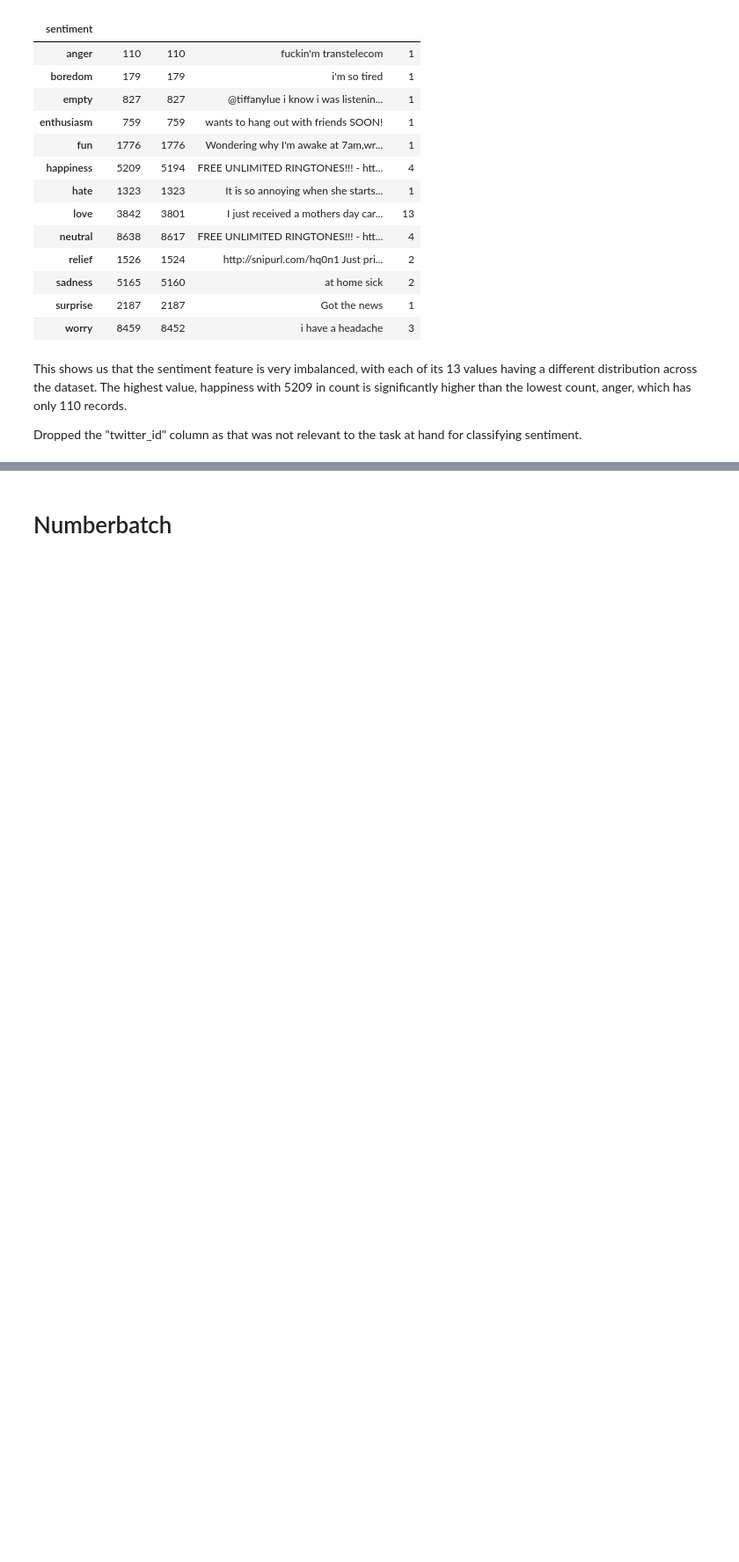
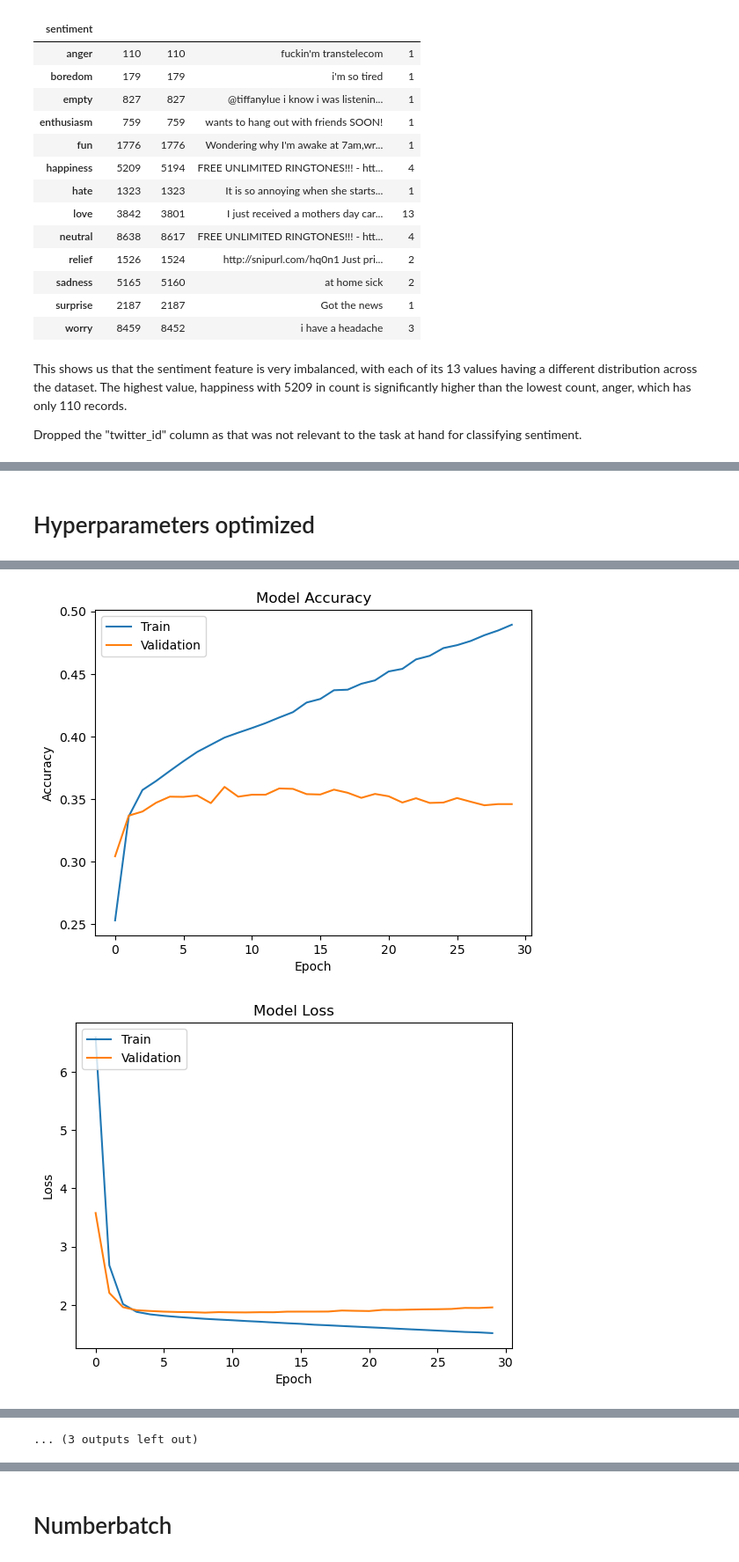
Before and after one commit to S-Bryce/ML-Lab-7, a Jupyter notebook: main.ipynb, the cells around one changed output, grey strips where cells are left out. Shown at 88% size. Cells and saved outputs as stored; diff of their text form; code cells hidden in the pictures; blank space fills up the shorter version.

```diff
--- a/main.ipynb
+++ b/main.ipynb
@@ -325,0 +432,22 @@ weighted avg       0.52      0.19      0.26      8000
+# %% [markdown]
+# Hyperparameters optimized
+# %%
+# LSTM RNN
+model_bi_lstm = Sequential()
+model_bi_lstm.add(Embedding(num_vocab, 300, weights=[embedding_matrix_glove], input_length=300, trainable=False))
+model_bi_lstm.add(Bidirectional(CuDNNLSTM(units=32, recurrent_regularizer=regularizers.l2(0.15))))
+model_bi_lstm.add(Dense(13, activation="softmax"))
+model_bi_lstm.compile(optimizer="adam", loss="categorical_crossentropy", metrics=["accuracy"])
+
+
+# Default padding is to the longest sequence
+for train_index, test_index in sss.split(sequences, target):
+    X_train, X_test = final_seqs[train_index], final_seqs[test_index]
+    y_train, y_test = target[train_index], target[test_index]
+
+    hist = model_bi_lstm.fit(X_train, y_train, epochs=30, batch_size=256, validation_split=0.2)
+    y_pred = np.rint(model_bi_lstm.predict(X_test))
+    plot_history(hist)
+    print(classification_report(y_test, y_pred, zero_division=0))
+    plot_metrics(classification_report(y_test, y_pred, zero_division=0, output_dict=True))
+# %% [output]
@@ -325,0 +471,2 @@ weighted avg       0.52      0.19      0.26      8000
+[figure, added]
+[figure, added]
@@ -325,0 +552 @@ weighted avg       0.52      0.19      0.26      8000
+... (3 outputs left out)
```
Also changed, not shown: parts of 10 cells of this notebook.
